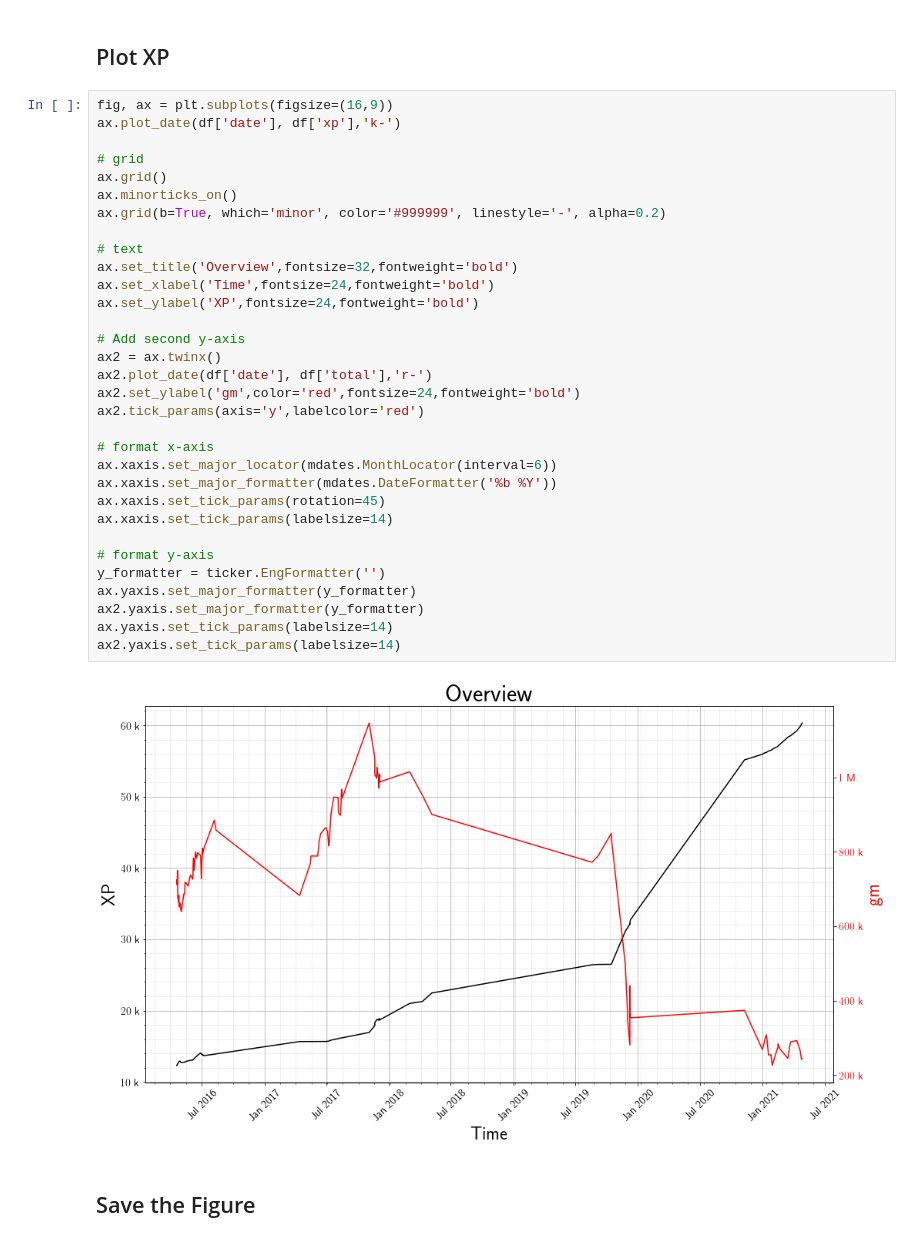
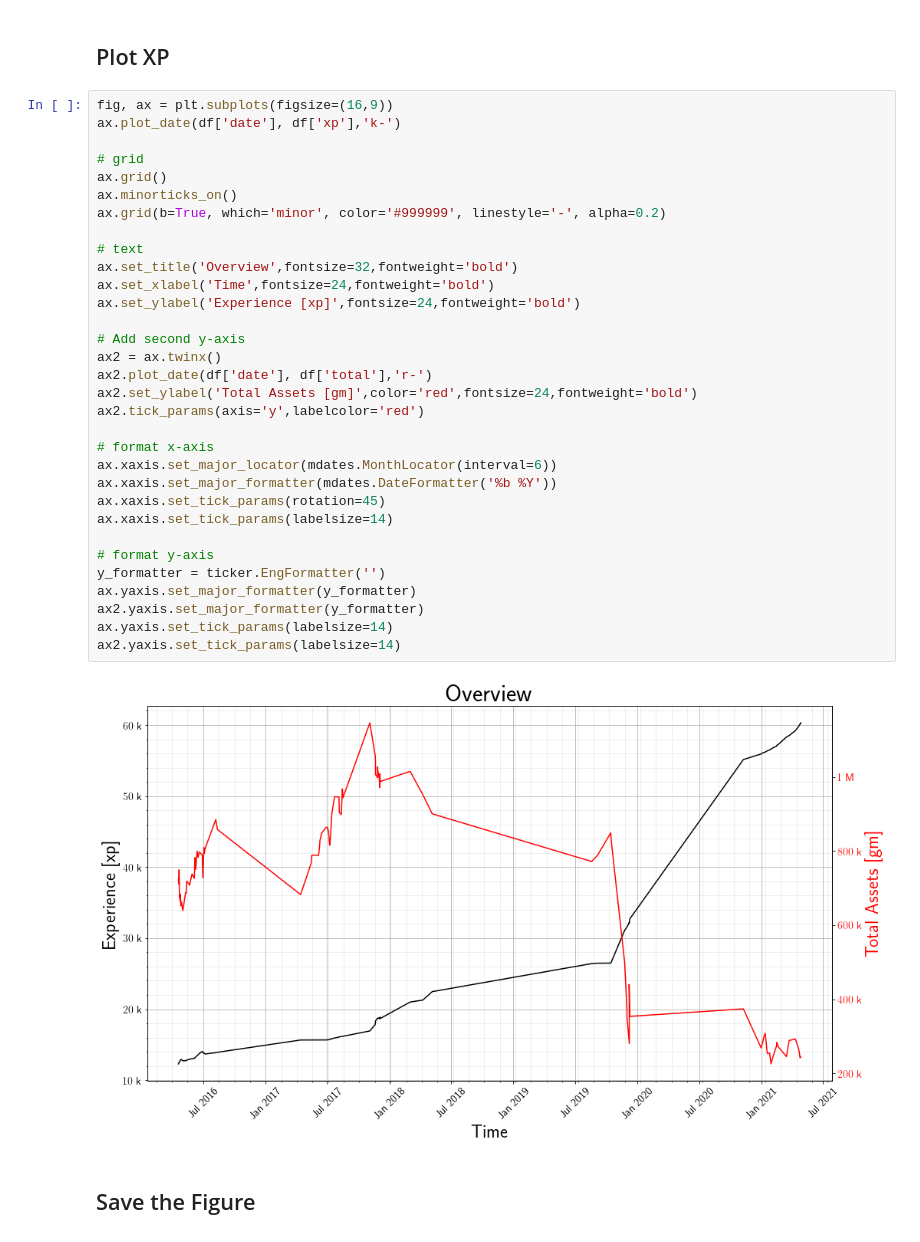
Before and after one commit to KasparJohannesSchneider/FreewarStats, a Jupyter notebook: analysis.ipynb, the cells around one changed output. Drawn from its saved outputs; the diff is of its cells as text.

```diff
--- a/analysis.ipynb
+++ b/analysis.ipynb
@@ -30,36 +30,36 @@ df = pd.read_csv(csv_path, parse_dates=['date'], date_parser=csv_date_parser)
 fig, ax = plt.subplots(figsize=(16,9))
 ax.plot_date(df['date'], df['xp'],'k-')
 
 # grid
 ax.grid()
 ax.minorticks_on()
 ax.grid(b=True, which='minor', color='#999999', linestyle='-', alpha=0.2)
 
 # text
 ax.set_title('Overview',fontsize=32,fontweight='bold')
 ax.set_xlabel('Time',fontsize=24,fontweight='bold')
-ax.set_ylabel('XP',fontsize=24,fontweight='bold')
+ax.set_ylabel('Experience [xp]',fontsize=24,fontweight='bold')
 
 # Add second y-axis
 ax2 = ax.twinx()
 ax2.plot_date(df['date'], df['total'],'r-')
-ax2.set_ylabel('gm',color='red',fontsize=24,fontweight='bold')
+ax2.set_ylabel('Total Assets [gm]',color='red',fontsize=24,fontweight='bold')
 ax2.tick_params(axis='y',labelcolor='red')
 
 # format x-axis
 ax.xaxis.set_major_locator(mdates.MonthLocator(interval=6))
 ax.xaxis.set_major_formatter(mdates.DateFormatter('%b %Y'))
 ax.xaxis.set_tick_params(rotation=45)
 ax.xaxis.set_tick_params(labelsize=14)
 
 # format y-axis
 y_formatter = ticker.EngFormatter('')
 ax.yaxis.set_major_formatter(y_formatter)
 ax2.yaxis.set_major_formatter(y_formatter)
 ax.yaxis.set_tick_params(labelsize=14)
 ax2.yaxis.set_tick_params(labelsize=14)
 # %% [output]
-[figure, old version]
+[figure, new version]
 # %% [markdown]
 ## Save the Figure
 # %%
```
Also changed, not shown: parts of 1 cell of this notebook, 2 other files.
